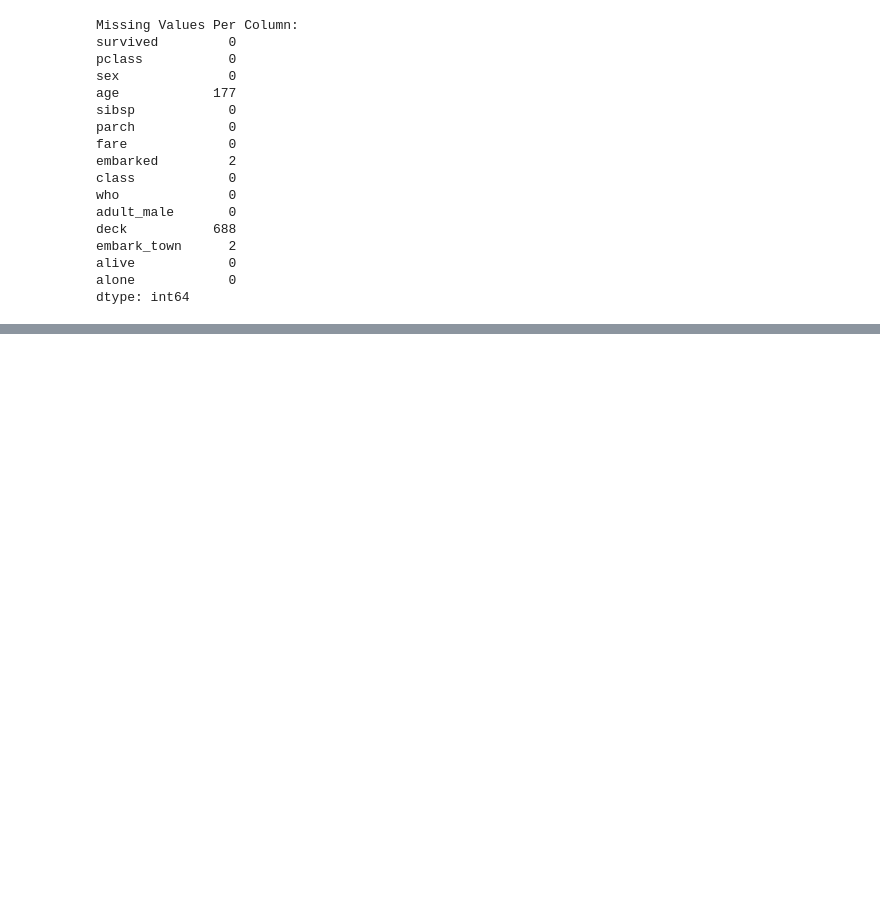
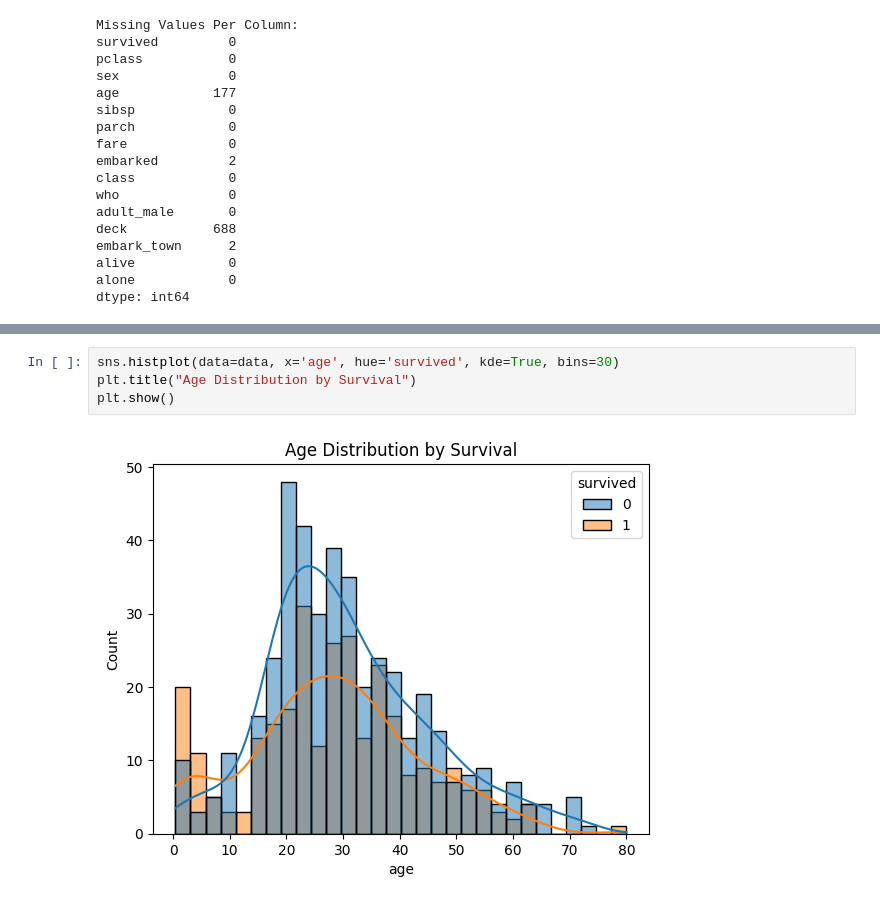
Before and after one commit to tashfeen786/AwferaMachineLearningProjects, a Jupyter notebook: Naive_Bayes_Classification.ipynb, the cells around one changed output, grey strips where cells are left out. Drawn from its saved outputs; the diff is of its cells as text; blank space fills up the shorter version.

```diff
--- a/Naive_Bayes_Classification.ipynb
+++ b/Naive_Bayes_Classification.ipynb
@@ -92,0 +92,6 @@ ValueError: Could not interpret value `Survived` for `x`. An entry with this nam
+# %%
+sns.histplot(data=data, x='age', hue='survived', kde=True, bins=30)
+plt.title("Age Distribution by Survival")
+plt.show()
+# %% [output]
+[figure, added]
```
Also changed, not shown: parts of 5 cells of this notebook, 2 other files.
